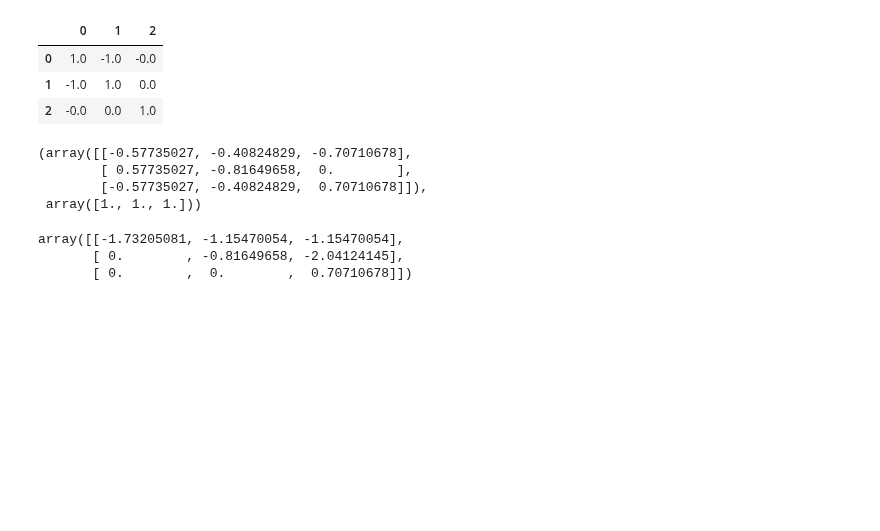
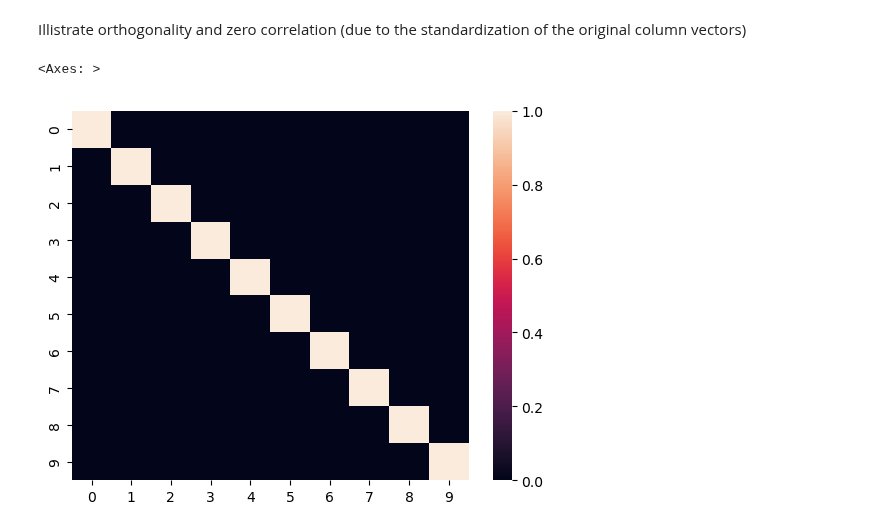
Before and after one commit to marcuskastevens/quant_research, a Jupyter notebook: gram_schmidt_orthogonalization.ipynb, the cells around one changed output. Drawn from its saved outputs; the diff is of its cells as text; code cells hidden in the pictures; blank space fills up the shorter version.

```diff
--- a/gram_schmidt_orthogonalization.ipynb
+++ b/gram_schmidt_orthogonalization.ipynb
@@ -5,4 +97,7 @@ import seaborn as sns
 # %%
 A: np.ndarray = np.random.normal(loc=0.0, scale=1.0, size=(100, 10))
+
+# Standardize such that Gram-Schmidt yields 0 correlation AND orthogonality
+A: np.ndarray = (A - A.mean(axis=0)) / A.std(ddof=1, axis=0)
 A
 # %% [output]
@@ -26,36 +120,0 @@ array([[ 8.37359334e-01,  3.94824262e-01,  1.17030041e+00,
-# %%
-def gram_schmidt_orthogonalization(A: np.ndarray) -> np.ndarray:
-    """
-    Orthogonal basis U_i = A_i - sum_0_i-1(A_i.T @ U_i-1 / U_i-1.T @ U_i-1 * U_i-1)
-
-    Can be thought of as retaining any information not already explained by the
-    previously calculated orthogonal vectors. In other words, we remove any information
-    already contained in previously calculated orthogonal vectors.
-
-    This is akin to OLS:
-    - A_i.T @ U_i-1 is like cov(A_i, U_i-1)
-    - U_i-1.T @ U_i-1 is like var(U_i-1)
-    - B_hat = A_i.T @ U_i-1 / U_i-1.T @ U_i-1 = cov(A_i, U_i-1) / var(U_i-1)
-    - Therefore, A_i = sum_0_i-1(B_hat_j @ U_j)
-    - Thus, to orthogonalize U_i to all other U's, take the residual = A_i - sum_0_i-1(B_hat_j @ U_j)
-    """
-
-    # Initialize the orthognal matrix / basis
-    A_orthogonal: np.ndarray = np.empty(shape=A.shape)
-
-    for column in np.arange(start=0, stop=A.shape[1], step=1):
-
-        # Initialize the orthogonal vector with the current column
-        A_orthogonal[:, column] = A[:, column]
-
-        for previous_column in np.arange(start=0, stop=column, step=1):
-
-            # Subtract information that the previous orthogonal vectors capture from the current vector
-            A_orthogonal[:, column] -= (
-                (
-                    (A[:, column].T @ A_orthogonal[:, previous_column])
-                    / (A_orthogonal[:, previous_column].T @ A_orthogonal[:, previous_column])
-                ) * A_orthogonal[:, previous_column]
-            )
-
-    return A_orthogonal
@@ -99,4 +123,4 @@ array([[ 1.   ,  0.333, -0.5  ],
 # %%
-A_orthonormal: np.ndarray = A_orthogonal / np.linalg.norm(A_orthogonal, ord=2, axis=0)
+A_orthonormal: np.ndarray = gram_schmidt_orthogonalization(A=A, orthonormal=True)
 A_orthonormal, np.linalg.norm(A_orthonormal, ord=2, axis=0)
 # %% [output]
@@ -107,21 +144,8 @@ A_orthonormal, np.linalg.norm(A_orthonormal, ord=2, axis=0)
-# %%
-pd.DataFrame(A_orthonormal).corr().round(3)
-# %% [output]
-|  | 0 | 1 | 2 |
-| 0 | 1.0 | -1.0 | -0.0 |
-| 1 | -1.0 | 1.0 | 0.0 |
-| 2 | -0.0 | 0.0 | 1.0 |
-# %%
-Q, R = np.linalg.qr(a=A)
-Q, np.linalg.norm(Q, axis=0)
-# %% [output]
-(array([[-0.57735027, -0.40824829, -0.70710678],
-        [ 0.57735027, -0.81649658,  0.        ],
-        [-0.57735027, -0.40824829,  0.70710678]]),
- array([1., 1., 1.]))
-# %%
-R
-# %% [output]
-array([[-1.73205081, -1.15470054, -1.15470054],
-       [ 0.        , -0.81649658, -2.04124145],
-       [ 0.        ,  0.        ,  0.70710678]])
+# %% [markdown]
+Illistrate orthogonality and zero correlation (due to the standardization of the original column vectors)
+# %%
+correlation_matrix: pd.DataFrame = pd.DataFrame(A_orthonormal).corr()
+sns.heatmap(correlation_matrix)
+# %% [output]
+<Axes: >
+[figure, added]
```
Also changed, not shown: parts of 16 cells of this notebook.
